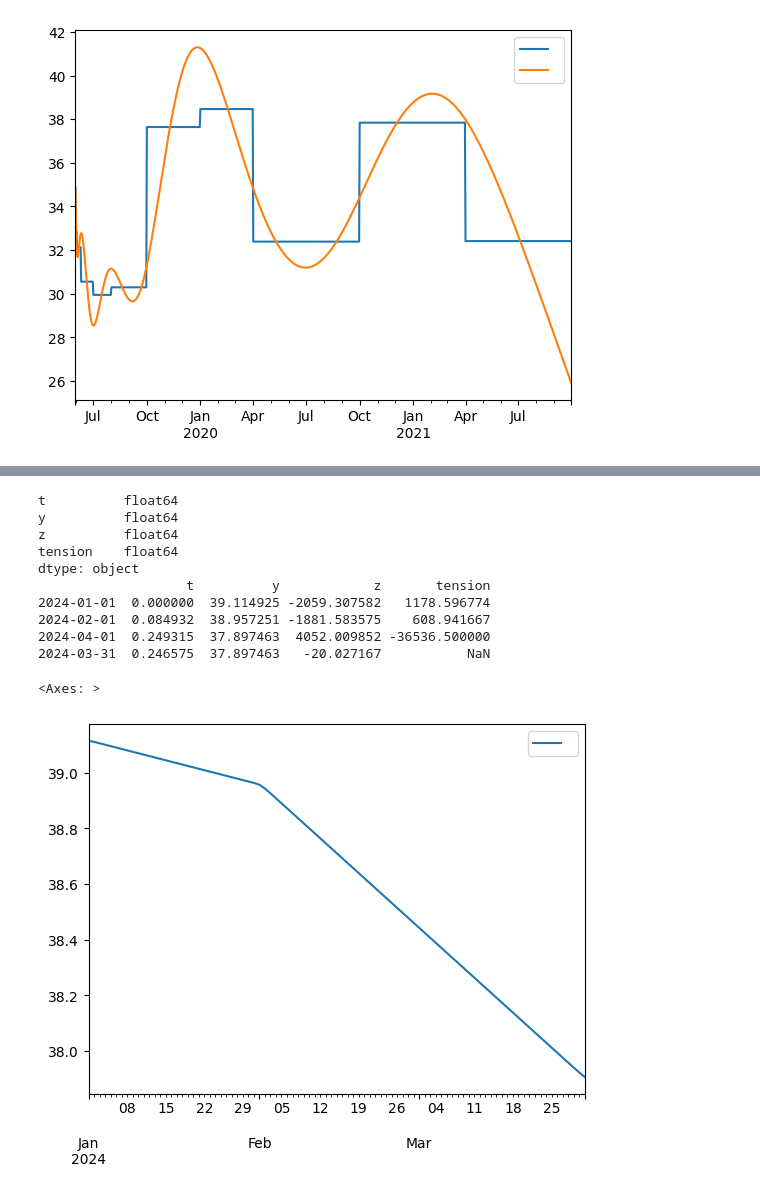
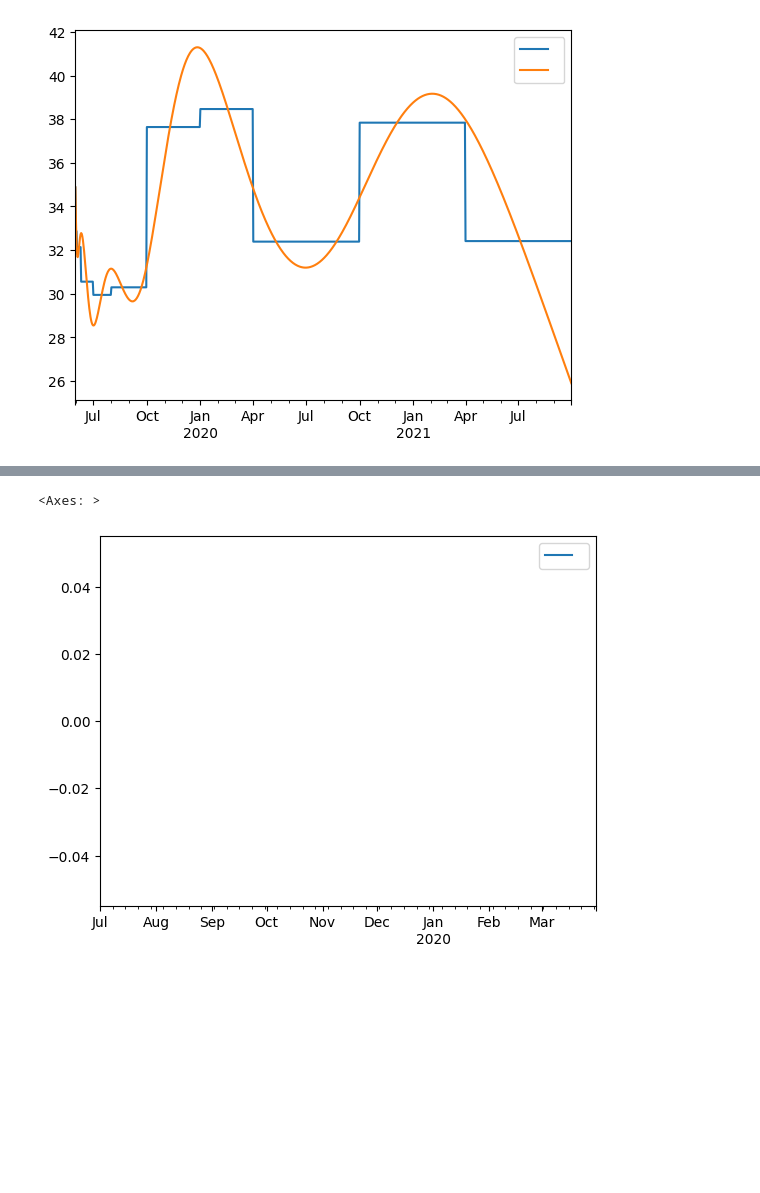
Before and after one commit to tpberntsen/curves, a Jupyter notebook: samples/python/scratchpads/hyperbolic_tension_spline_scratchpad.ipynb, the cells around one changed output, grey strips where cells are left out. Saved outputs shown, nothing was run; the diff lists cells and outputs as text; code cells hidden in the pictures; blank space fills up the shorter version.

Commit message:
Remove maximum_smoothness arg from tension spline.

```diff
--- a/samples/python/scratchpads/hyperbolic_tension_spline_scratchpad.ipynb
+++ b/samples/python/scratchpads/hyperbolic_tension_spline_scratchpad.ipynb
@@ -168,46 +172,36 @@ ax.legend(tensions)
 # %%
 contracts = [
     (cp.q_3(2019), 30.18),
     (cp.q_4(2019), 37.64),
     (cp.q_1(2020), 38.64),
 ]
 tension = 0.1
 back_1st_deriv = None
 spline_knots = [
     '2019-07-01',
 #    '2019-08-18',
     '2019-10-01',
 #    '2019-10-02',
 #    '2019-11-18',
     '2020-01-01',
 #    '2020-01-02',
 #   '2020-02-01',
 #    '2020-03-30'
 ]
 tension_curve_max_smooth, _ = hyperbolic_tension_spline(contracts, freq='D', tension=tension, maximum_smoothness=True,
-                                                       back_1st_deriv=back_1st_deriv, spline_knots=spline_knots)
+                                                       back_1st_deriv=back_1st_deriv, knots=spline_knots)
 #tension_curve_no_max_smooth, _ = hyperbolic_tension_spline(contracts, freq='D', tension=tension, maximum_smoothness=False,
 #                                                       back_1st_deriv=back_1st_deriv)
 #old_max_smooth, _ = max_smooth_interp(contracts, freq='D', back_1st_deriv=back_1st_deriv)
 
 tension_curve_max_smooth.plot(legend=True)
 #ax = tension_curve_no_max_smooth.plot(legend=True)
 #ax = old_max_smooth.plot(legend=True)
 
 #ax.legend(['tension max smooth', 'tension no max smooth', 'old max smooth'])
 # %% [output]
-t          float64
-y          float64
-z          float64
-tension    float64
-dtype: object
-                   t          y            z       tension
-2024-01-01  0.000000  39.114925 -2059.307582   1178.596774
-2024-02-01  0.084932  38.957251 -1881.583575    608.941667
-2024-04-01  0.249315  37.897463  4052.009852 -36536.500000
-2024-03-31  0.246575  37.897463   -20.027167           NaN
+<Axes: >
-<Axes: >
-[figure, old version]
+[figure, new version]
 # %%
 contracts = [
     (cp.q_3(2019), 30.18),
```
Also changed, not shown: parts of 3 cells of this notebook, 2 other files.
